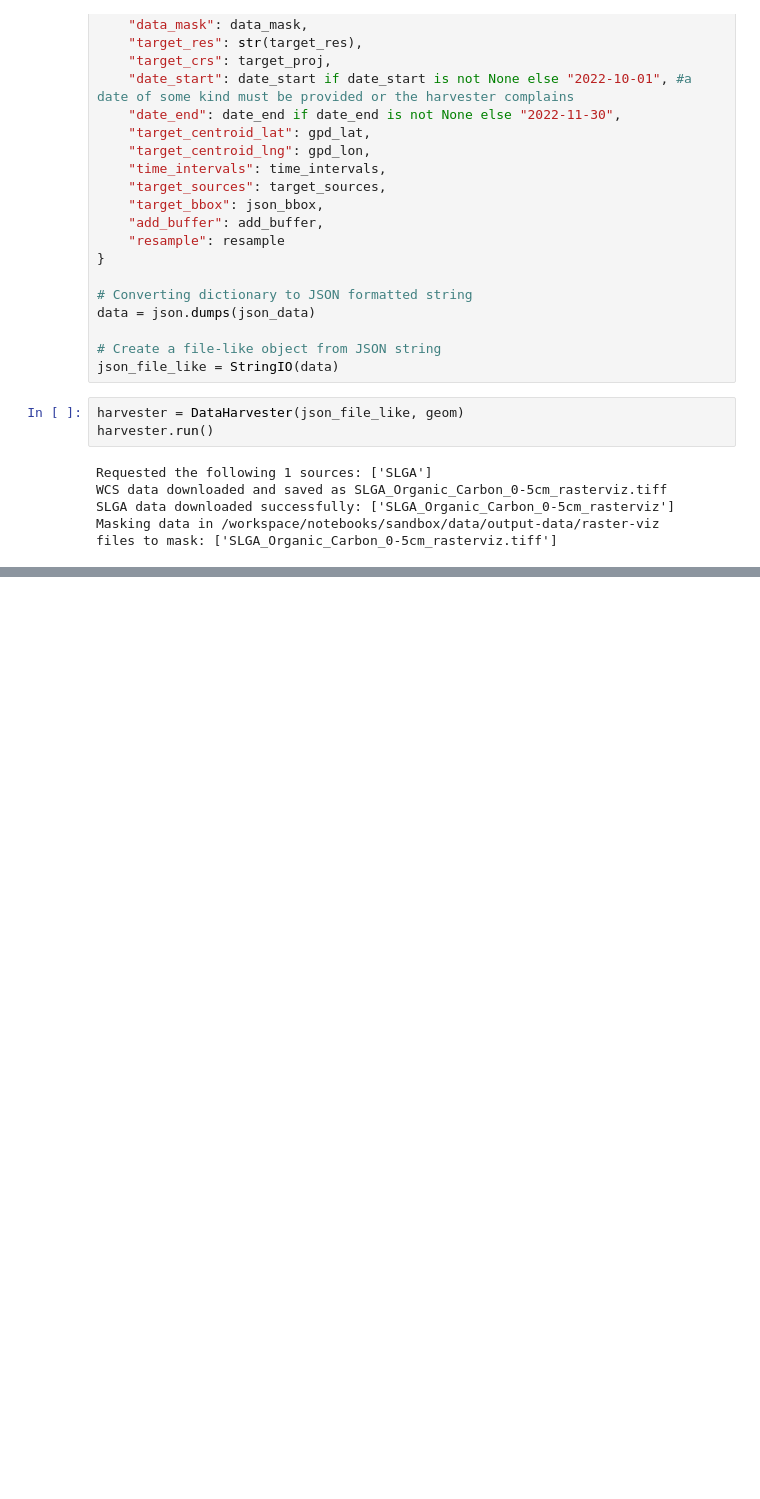
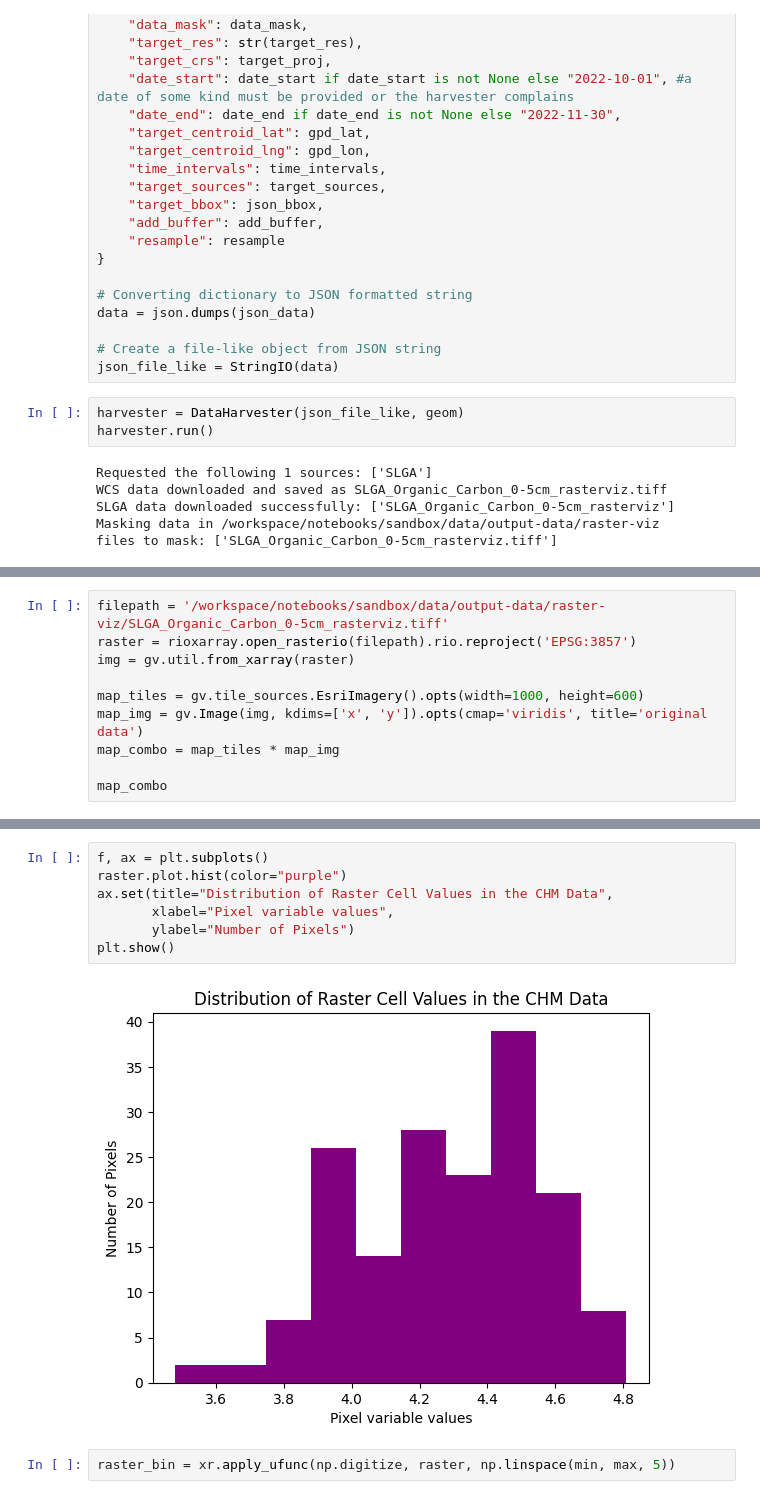
Before and after one commit to Sensand-AI/data-notebooks, a Jupyter notebook: notebooks/sandbox/utilities/raster-visualisation.ipynb, the cells around one changed output, grey strips where cells are left out. Cells and saved outputs as stored; diff of their text form; blank space fills up the shorter version.

Commit message:
notebook exploring pixel viz options bilinear resampling and subpixel contouring

```diff
--- a/notebooks/sandbox/utilities/raster-visualisation.ipynb
+++ b/notebooks/sandbox/utilities/raster-visualisation.ipynb
@@ -135,0 +127,10 @@ TypeError: 'module' object is not callable
+# %%
+filepath = '/workspace/notebooks/sandbox/data/output-data/raster-viz/SLGA_Organic_Carbon_0-5cm_rasterviz.tiff'
+raster = rioxarray.open_rasterio(filepath).rio.reproject('EPSG:3857')
+img = gv.util.from_xarray(raster)
+
+map_tiles = gv.tile_sources.EsriImagery().opts(width=1000, height=600)
+map_img = gv.Image(img, kdims=['x', 'y']).opts(cmap='viridis', title='original data')
+map_combo = map_tiles * map_img
+
+map_combo
@@ -135,0 +163,11 @@ TypeError: 'module' object is not callable
+# %%
+f, ax = plt.subplots()
+raster.plot.hist(color="purple")
+ax.set(title="Distribution of Raster Cell Values in the CHM Data",
+       xlabel="Pixel variable values",
+       ylabel="Number of Pixels")
+plt.show()
+# %% [output]
+[figure, added]
+# %%
+raster_bin = xr.apply_ufunc(np.digitize, raster, np.linspace(min, max, 5))
```
Also changed, not shown: parts of 22 cells of this notebook.
